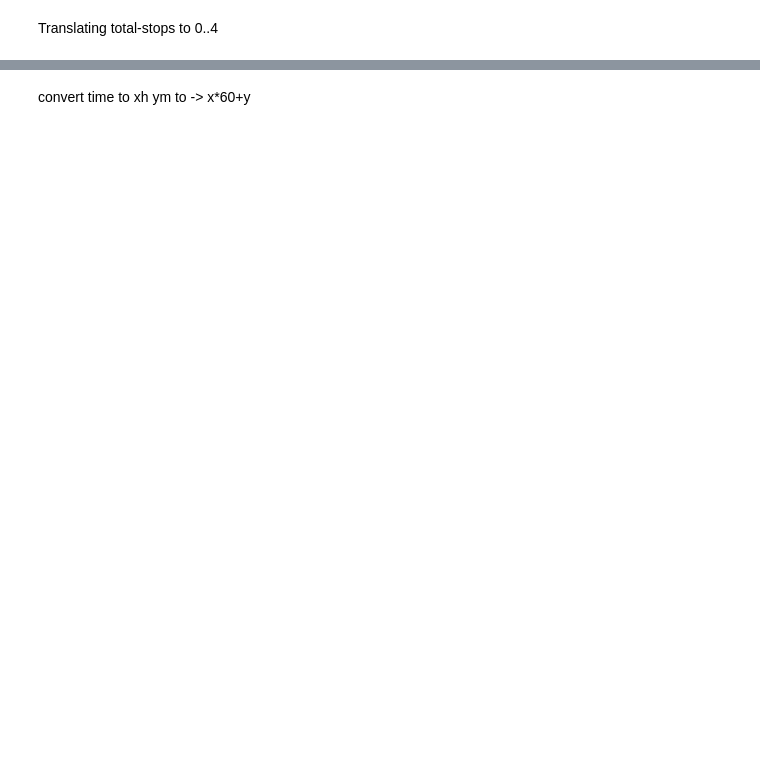
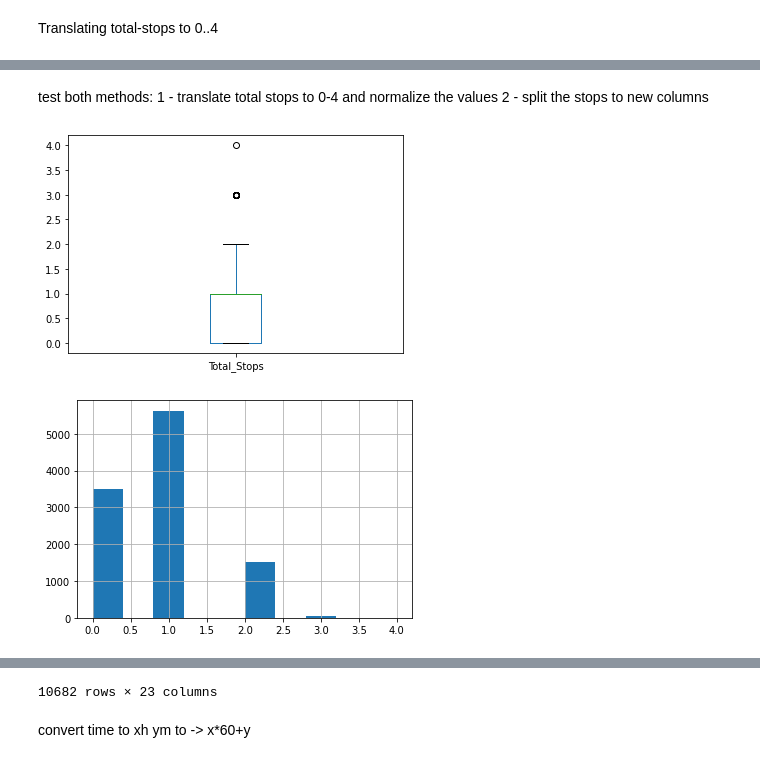
Before and after one commit to canast07/EPL448-Ticket-price, a Jupyter notebook: Project.ipynb, the cells around one changed output, grey strips where cells are left out. Drawn from its saved outputs; the diff is of its cells as text; code cells hidden in the pictures; blank space fills up the shorter version.

```diff
--- a/Project.ipynb
+++ b/Project.ipynb
@@ -94,3 +95,19 @@ trainData.head()
 | 2 | 19h | 2 | 13882 | 0 | 0 | 0 | ... |
 | 3 | 5h 25m | 1 | 6218 | 0 | 0 | 0 | ... |
 | 4 | 4h 45m | 1 | 13302 | 0 | 0 | 0 | ... |
+# %% [markdown]
+test both methods:
+1 - translate total stops to 0-4 and normalize the values
+2 - split the stops to new columns
+# %%
+trainData['Total_Stops']=trainData['Total_Stops'].astype(int)
+trainData['Total_Stops'].plot(kind='box', subplots=True)
+plt.show()
+trainData['Total_Stops'].hist()
+plt.show()
+#trainData['Total_Stops'] = (trainData.Total_Stops - trainData.Total_Stops.mean())/(trainData.Total_Stops.std()) # normalize rating
+trainData['Total_Stops'] = (trainData.Total_Stops - trainData.Total_Stops.min())/(trainData.Total_Stops.max() - trainData.Total_Stops.min()) # normalize rating
+trainData
+# %% [output]
+[figure, added]
+[figure, added]
@@ -97,3 +126,4 @@ trainData.head()
+10682 rows × 23 columns
 # %% [markdown]
 convert time to xh ym to -> x*60+y
 # %%
```
Also changed, not shown: parts of 4 cells of this notebook.
